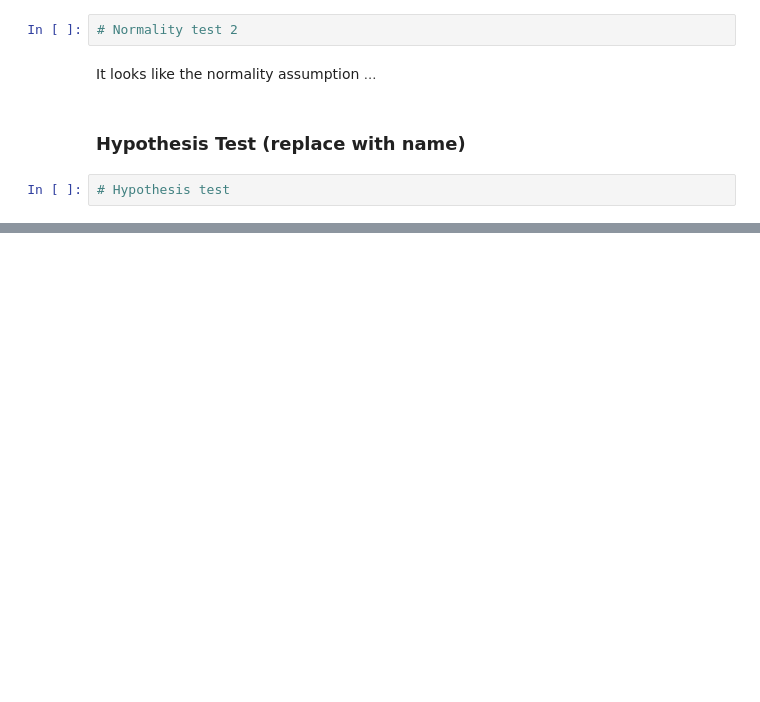
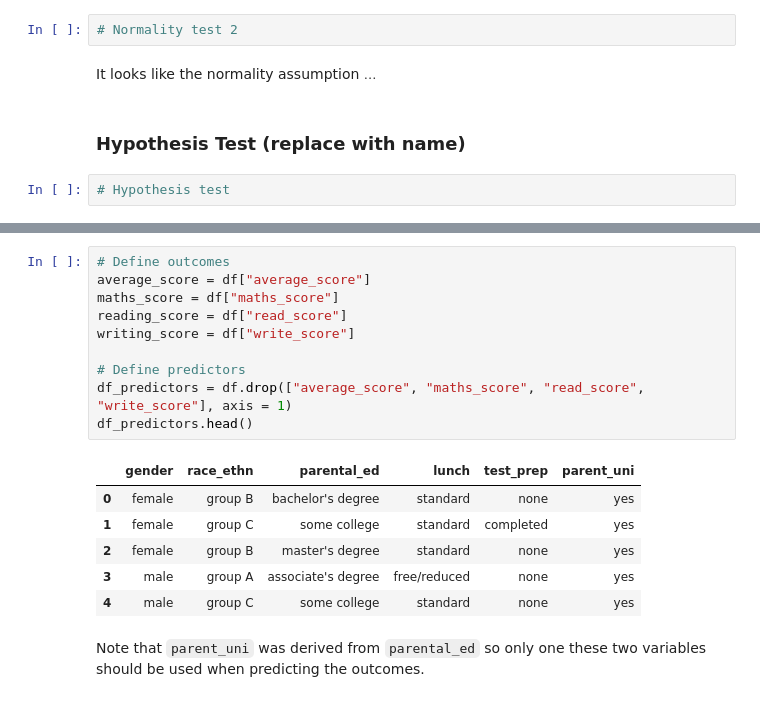
Before and after one commit to souadg/CAS-ADS-Project2, a Jupyter notebook: M2_Project_Elias_Souad_v2_.ipynb, the cells around one changed output, grey strips where cells are left out. Cells and saved outputs as stored; diff of their text form; blank space fills up the shorter version.

Commit message:
Separated outcome from predictors

```diff
--- a/M2_Project_Elias_Souad_v2_.ipynb
+++ b/M2_Project_Elias_Souad_v2_.ipynb
@@ -412,0 +426,19 @@ Can we predict test scores based on categorical variables?
+# %%
+# Define outcomes
+average_score = df["average_score"]
+maths_score = df["maths_score"]
+reading_score = df["read_score"]
+writing_score = df["write_score"]
+
+# Define predictors
+df_predictors = df.drop(["average_score", "maths_score", "read_score", "write_score"], axis = 1)
+df_predictors.head()
+# %% [output]
+|  | gender | race_ethn | parental_ed | lunch | test_prep | parent_uni |
+| 0 | female | group B | bachelor's degree | standard | none | yes |
+| 1 | female | group C | some college | standard | completed | yes |
+| 2 | female | group B | master's degree | standard | none | yes |
+| 3 | male | group A | associate's degree | free/reduced | none | yes |
+| 4 | male | group C | some college | standard | none | yes |
+# %% [markdown]
+Note that <code>parent_uni</code> was derived from <code>parental_ed</code> so only one these two variables should be used when predicting the outcomes.
```
Also changed, not shown: parts of 4 cells of this notebook.
